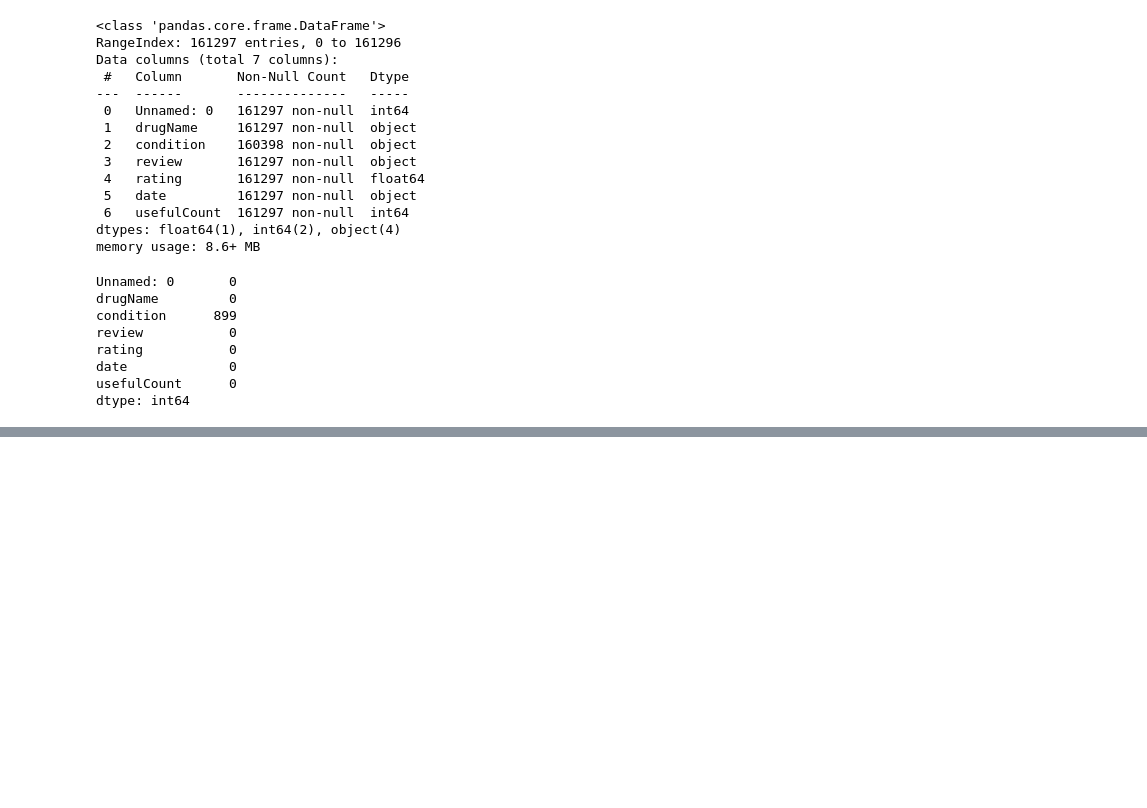
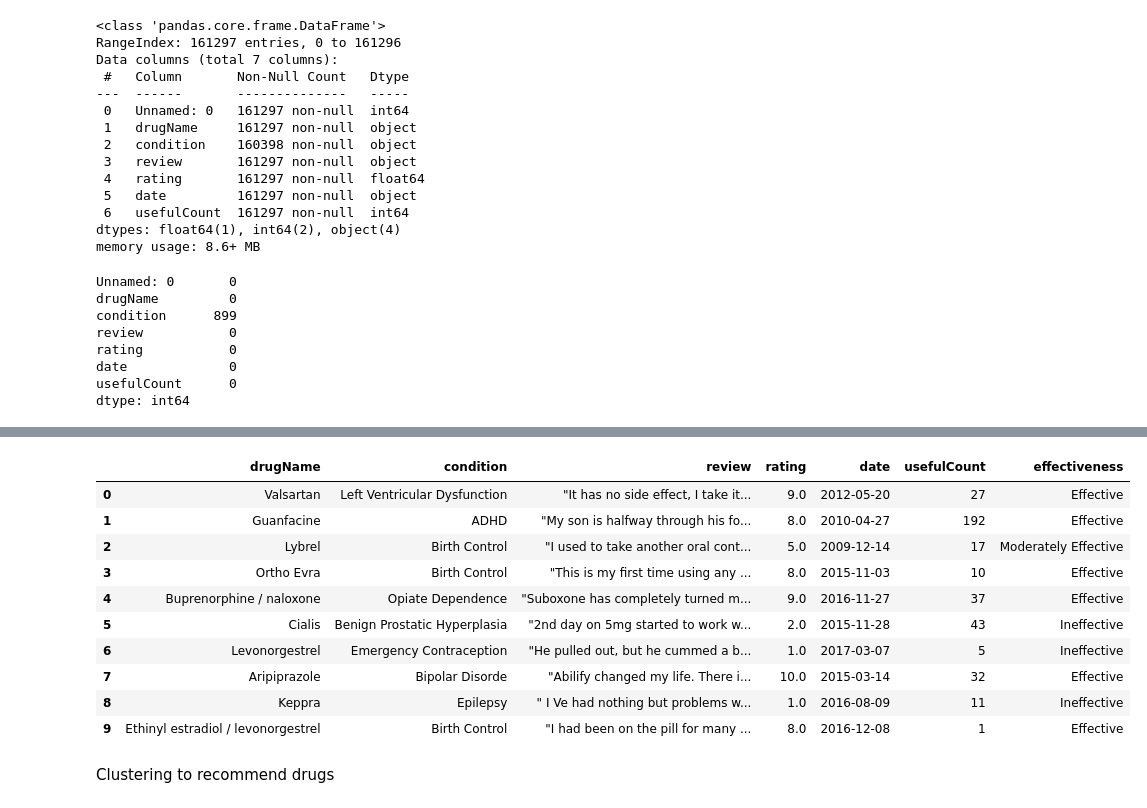
Before and after one commit to walethewave/Patient-Experience-Clustering, a Jupyter notebook: Patient.ipynb, the cells around one changed output, grey strips where cells are left out. Saved outputs shown, nothing was run; the diff lists cells and outputs as text; code cells hidden in the pictures; blank space fills up the shorter version.

```diff
--- a/Patient.ipynb
+++ b/Patient.ipynb
@@ -70,0 +154,4 @@ from sklearn.feature_extraction.text import TfidfTransformer
+# %%
+train_data = train_data.drop(columns=['Unnamed: 0'])
+# %%
+train_data['date'] = pd.to_datetime(train_data['date'], errors='coerce')
@@ -70,0 +172,29 @@ from sklearn.feature_extraction.text import TfidfTransformer
+# %%
+train_data = train_data.dropna(subset=['rating', 'condition', 'drugName'])
+# %%
+#clasifying ratings
+
+def classify_effectiveness(rating):
+    if rating >=8:
+        return 'Effective'
+    elif 5<= rating <8:
+        return "Moderately Effective"
+    else:
+        return 'Ineffective'
+train_data['effectiveness'] = train_data['rating'].apply(classify_effectiveness)
+# %%
+train_data.head(10)
+# %% [output]
+|  | drugName | condition | review | rating | date | usefulCount | effectiveness |
+| 0 | Valsartan | Left Ventricular Dysfunction | "It has no side effect, I take it... | 9.0 | 2012-05-20 | 27 | Effective |
+| 1 | Guanfacine | ADHD | "My son is halfway through his fo... | 8.0 | 2010-04-27 | 192 | Effective |
+| 2 | Lybrel | Birth Control | "I used to take another oral cont... | 5.0 | 2009-12-14 | 17 | Moderately Effective |
+| 3 | Ortho Evra | Birth Control | "This is my first time using any ... | 8.0 | 2015-11-03 | 10 | Effective |
+| 4 | Buprenorphine / naloxone | Opiate Dependence | "Suboxone has completely turned m... | 9.0 | 2016-11-27 | 37 | Effective |
+| 5 | Cialis | Benign Prostatic Hyperplasia | "2nd day on 5mg started to work w... | 2.0 | 2015-11-28 | 43 | Ineffective |
+| 6 | Levonorgestrel | Emergency Contraception | "He pulled out, but he cummed a b... | 1.0 | 2017-03-07 | 5 | Ineffective |
+| 7 | Aripiprazole | Bipolar Disorde | "Abilify changed my life. There i... | 10.0 | 2015-03-14 | 32 | Effective |
+| 8 | Keppra | Epilepsy | " I Ve had nothing but problems w... | 1.0 | 2016-08-09 | 11 | Ineffective |
+| 9 | Ethinyl estradiol / levonorgestrel | Birth Control | "I had been on the pill for many ... | 8.0 | 2016-12-08 | 1 | Effective |
+# %% [markdown]
+Clustering to recommend drugs
```
Also changed, not shown: parts of 27 cells of this notebook.
